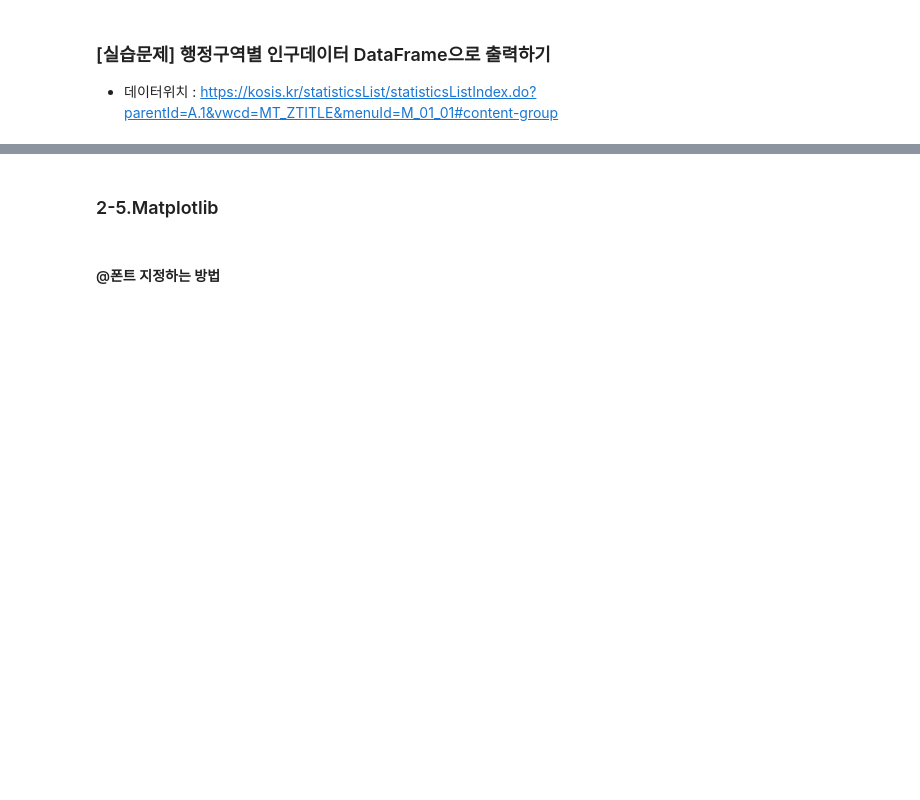
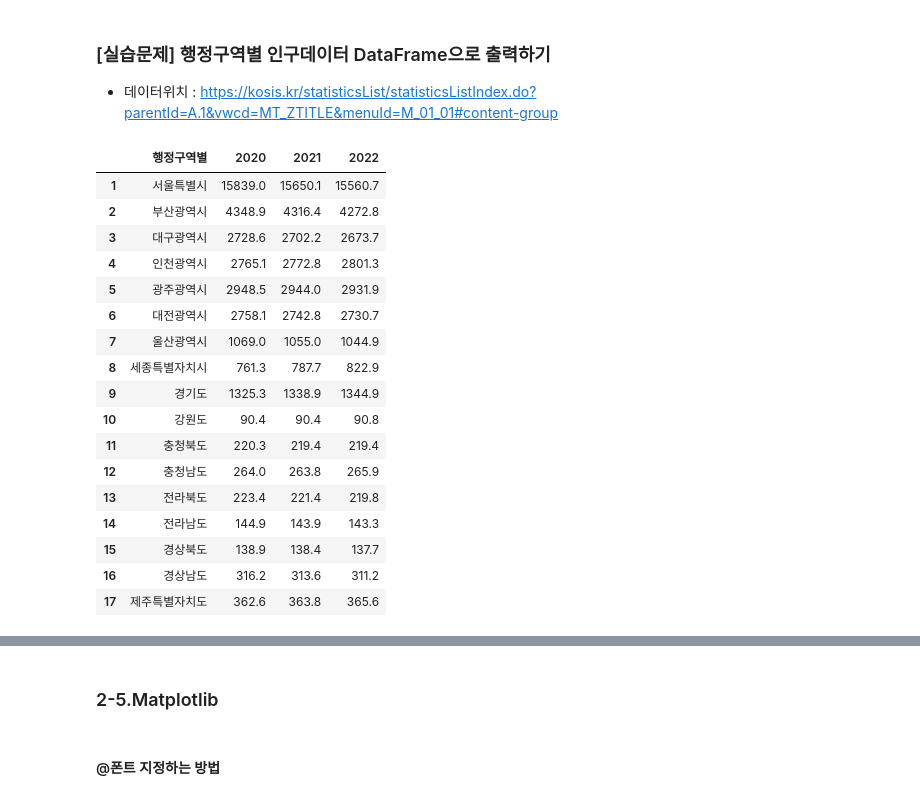
Before and after one commit to hseongeun/projectmanager, a Jupyter notebook: 2_데이터분석_02_라이브러리_실습.ipynb, the cells around one changed output, grey strips where cells are left out. Saved outputs shown, nothing was run; the diff lists cells and outputs as text; code cells hidden in the pictures; blank space fills up the shorter version.

```diff
--- a/2_데이터분석_02_라이브러리_실습.ipynb
+++ b/2_데이터분석_02_라이브러리_실습.ipynb
@@ -297,17 +389,37 @@ df.head()
 # %%
 import pandas as pd
 
 # CSV 파일 읽기
-file = 파일이름
+file = './sample_data/인구밀도_인구주택총조사기준__20230828101448.csv'
 df = pd.read_csv(file, encoding='cp949')
 
 # 데이터 전처리하기
 # (첫번째 행: 전국 행 삭제하기)
 df.drop([0], axis=0, inplace=True)   # 인덱스 0번 행 삭제하기
 
 
 # DataFrame을 CSV 파일로 저장하기
-df.to_csv(파일이름, encoding='cp949')
+save_file = './sample_data/my_population.csv'
+df.to_csv(save_file, encoding='cp949')
 df
+# %% [output]
+|  | 행정구역별 | 2020 | 2021 | 2022 |
+| 1 | 서울특별시 | 15839.0 | 15650.1 | 15560.7 |
+| 2 | 부산광역시 | 4348.9 | 4316.4 | 4272.8 |
+| 3 | 대구광역시 | 2728.6 | 2702.2 | 2673.7 |
+| 4 | 인천광역시 | 2765.1 | 2772.8 | 2801.3 |
+| 5 | 광주광역시 | 2948.5 | 2944.0 | 2931.9 |
+| 6 | 대전광역시 | 2758.1 | 2742.8 | 2730.7 |
+| 7 | 울산광역시 | 1069.0 | 1055.0 | 1044.9 |
+| 8 | 세종특별자치시 | 761.3 | 787.7 | 822.9 |
+| 9 | 경기도 | 1325.3 | 1338.9 | 1344.9 |
+| 10 | 강원도 | 90.4 | 90.4 | 90.8 |
+| 11 | 충청북도 | 220.3 | 219.4 | 219.4 |
+| 12 | 충청남도 | 264.0 | 263.8 | 265.9 |
+| 13 | 전라북도 | 223.4 | 221.4 | 219.8 |
+| 14 | 전라남도 | 144.9 | 143.9 | 143.3 |
+| 15 | 경상북도 | 138.9 | 138.4 | 137.7 |
+| 16 | 경상남도 | 316.2 | 313.6 | 311.2 |
+| 17 | 제주특별자치도 | 362.6 | 363.8 | 365.6 |
 # %%
 df.plot() # 선 그래프로 나타내기
```
Also changed, not shown: parts of 87 cells of this notebook.
